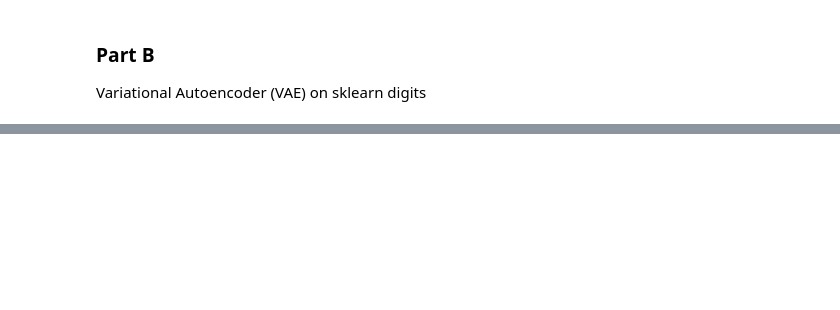
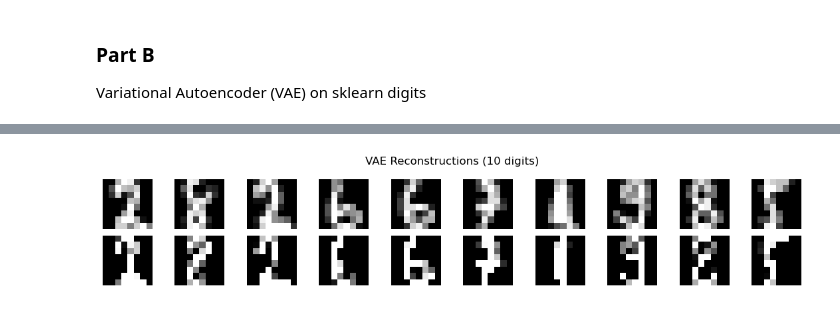
Before and after one commit to dimitris-markopoulos/mnist-image-classification, a Jupyter notebook: sklearn-digits/02_VAE.ipynb, the cells around one changed output, grey strips where cells are left out. Saved outputs shown, nothing was run; the diff lists cells and outputs as text; code cells hidden in the pictures; blank space fills up the shorter version.

```diff
--- a/sklearn-digits/02_VAE.ipynb
+++ b/sklearn-digits/02_VAE.ipynb
@@ -129,0 +324,28 @@ Epoch 49: Loss = 8389.36
+# %%
+def show_reconstructions(model, X_data, n=20, seed=0, title="VAE reconstructions"):
+    model.eval()
+    rng = np.random.RandomState(seed)
+    idx = rng.choice(X_data.shape[0], size=n, replace=False)
+    x = torch.from_numpy(X_data[idx]).to(device)
+    with torch.no_grad():
+        x_hat, _, _ = model(x)
+
+    x = x.cpu().numpy()
+    x_hat = x_hat.cpu().numpy()
+
+    H = W = 8
+    fig, axes = plt.subplots(2, n, figsize=(1.1*n, 2.2))
+    for j in range(n):
+        axes[0, j].imshow(x[j].reshape(H, W), cmap="gray")
+        axes[0, j].axis("off")
+        axes[1, j].imshow(np.clip(x_hat[j].reshape(H, W), 0, 1), cmap="gray")
+        axes[1, j].axis("off")
+    axes[0, 0].set_ylabel("Original", fontsize=8)
+    axes[1, 0].set_ylabel("Recon", fontsize=8)
+    fig.suptitle(title, y=0.95)
+    plt.tight_layout()
+    plt.show()
+
+show_reconstructions(best_vae, X, n=10, title="VAE Reconstructions (10 digits)")
+# %% [output]
+[figure, added]
```
Also changed, not shown: parts of 13 cells of this notebook, 1 other file.
